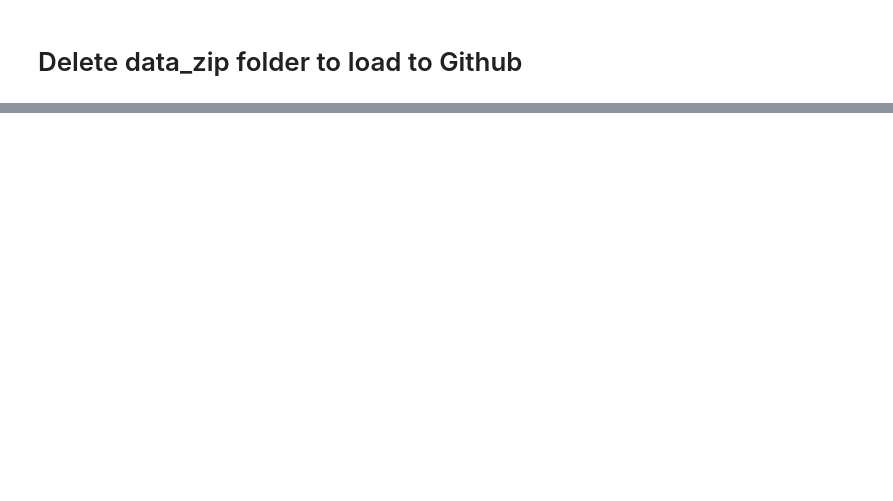
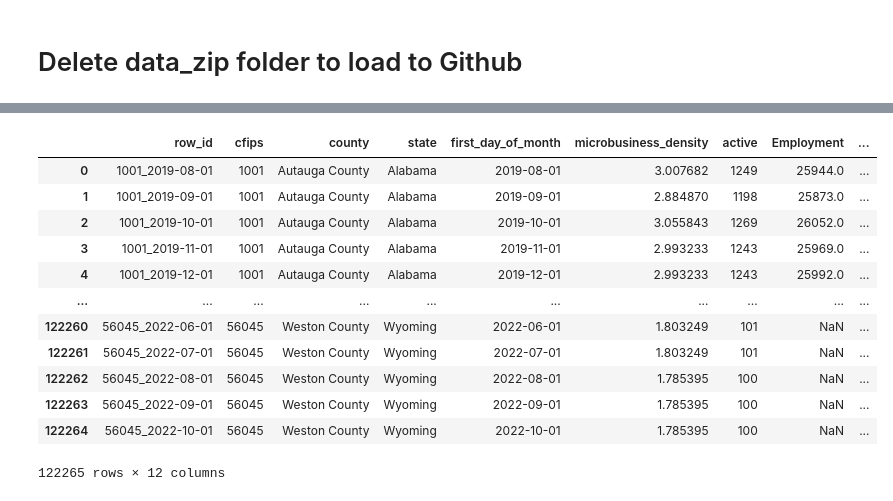
Before and after one commit to nahomjd/GoDaddy-Microbusiness_Desity_Forecasting, a Jupyter notebook: EDA/EDA_1.ipynb, the cells around one changed output, grey strips where cells are left out. Saved outputs shown, nothing was run; the diff lists cells and outputs as text; code cells hidden in the pictures; blank space fills up the shorter version.

```diff
--- a/EDA/EDA_1.ipynb
+++ b/EDA/EDA_1.ipynb
@@ -38,0 +81,3 @@ df_bls_d = df_bls[df_bls['first_day_of_month'] >= '2017-01-01']
+# %%
+df_bls2 = pd.pivot_table(df_bls, values='value', index=['cfips', 'first_day_of_month'], columns=['measure_type'], aggfunc=np.sum).reset_index()
+df_bls2
@@ -38,0 +174,5 @@ df_bls_d = df_bls[df_bls['first_day_of_month'] >= '2017-01-01']
+# %%
+df_train['first_day_of_month'] = pd.to_datetime(df_train['first_day_of_month'])
+# %%
+df_bls2['first_day_of_month'] = df_bls2['first_day_of_month'].astype('object')
+df_bls2
@@ -39,2 +213,4 @@ df_bls_d = df_bls[df_bls['first_day_of_month'] >= '2017-01-01']
 # %% [markdown]
 # Delete data_zip folder to load to Github
+# %%
+df_train_bls = df_train.merge(df_bls2, how='left', left_on=['cfips', 'first_day_of_month'], right_on=['cfips','first_day_of_month'], indicator=True)
@@ -40,0 +221,16 @@ df_bls_d = df_bls[df_bls['first_day_of_month'] >= '2017-01-01']
+# %%
+df_train_bls
+# %% [output]
+|  | row_id | cfips | county | state | first_day_of_month | microbusiness_density | active | Employment | ... |
+| 0 | 1001_2019-08-01 | 1001 | Autauga County | Alabama | 2019-08-01 | 3.007682 | 1249 | 25944.0 | ... |
+| 1 | 1001_2019-09-01 | 1001 | Autauga County | Alabama | 2019-09-01 | 2.884870 | 1198 | 25873.0 | ... |
+| 2 | 1001_2019-10-01 | 1001 | Autauga County | Alabama | 2019-10-01 | 3.055843 | 1269 | 26052.0 | ... |
+| 3 | 1001_2019-11-01 | 1001 | Autauga County | Alabama | 2019-11-01 | 2.993233 | 1243 | 25969.0 | ... |
+| 4 | 1001_2019-12-01 | 1001 | Autauga County | Alabama | 2019-12-01 | 2.993233 | 1243 | 25992.0 | ... |
+| ... | ... | ... | ... | ... | ... | ... | ... | ... | ... |
+| 122260 | 56045_2022-06-01 | 56045 | Weston County | Wyoming | 2022-06-01 | 1.803249 | 101 | NaN | ... |
+| 122261 | 56045_2022-07-01 | 56045 | Weston County | Wyoming | 2022-07-01 | 1.803249 | 101 | NaN | ... |
+| 122262 | 56045_2022-08-01 | 56045 | Weston County | Wyoming | 2022-08-01 | 1.785395 | 100 | NaN | ... |
+| 122263 | 56045_2022-09-01 | 56045 | Weston County | Wyoming | 2022-09-01 | 1.785395 | 100 | NaN | ... |
+| 122264 | 56045_2022-10-01 | 56045 | Weston County | Wyoming | 2022-10-01 | 1.785395 | 100 | NaN | ... |
+122265 rows × 12 columns
```
Also changed, not shown: parts of 18 cells of this notebook, 1 other file.
